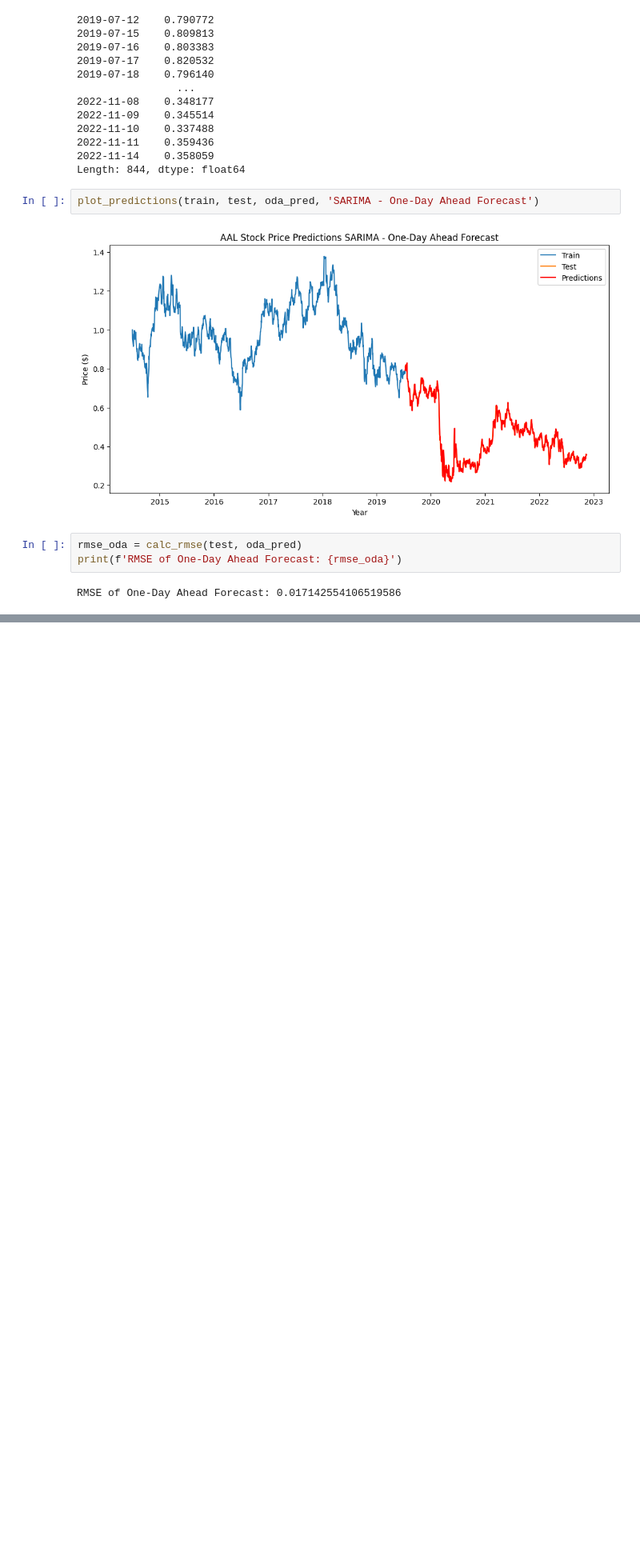
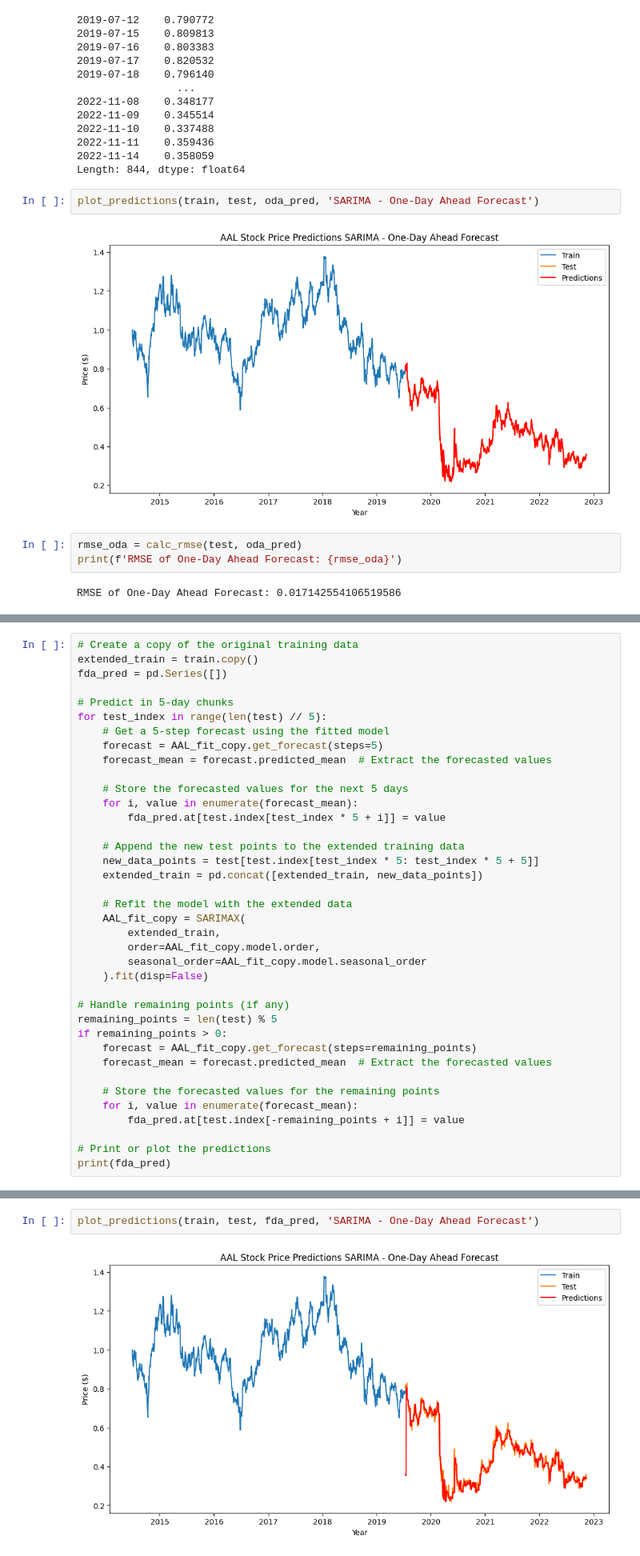
Before and after one commit to wr0om/FintechProject, a Jupyter notebook: Yarden.ipynb, the cells around one changed output, grey strips where cells are left out. Shown at 80% size. Cells and saved outputs as stored; diff of their text form; blank space fills up the shorter version.

Commit message:
added five days ahead

```diff
--- a/Yarden.ipynb
+++ b/Yarden.ipynb
@@ -209,0 +212,38 @@ RMSE of One-Day Ahead Forecast: 0.017142554106519586
+# %%
+# Create a copy of the original training data
+extended_train = train.copy()
+fda_pred = pd.Series([])
+
+# Predict in 5-day chunks
+for test_index in range(len(test) // 5):
+    # Get a 5-step forecast using the fitted model
+    forecast = AAL_fit_copy.get_forecast(steps=5)
+    forecast_mean = forecast.predicted_mean  # Extract the forecasted values
+
+    # Store the forecasted values for the next 5 days
+    for i, value in enumerate(forecast_mean):
+        fda_pred.at[test.index[test_index * 5 + i]] = value
+
+    # Append the new test points to the extended training data
+    new_data_points = test[test.index[test_index * 5: test_index * 5 + 5]]
+    extended_train = pd.concat([extended_train, new_data_points])
+
+    # Refit the model with the extended data
+    AAL_fit_copy = SARIMAX(
+        extended_train,
+        order=AAL_fit_copy.model.order,
+        seasonal_order=AAL_fit_copy.model.seasonal_order
+    ).fit(disp=False)
+
+# Handle remaining points (if any)
+remaining_points = len(test) % 5
+if remaining_points > 0:
+    forecast = AAL_fit_copy.get_forecast(steps=remaining_points)
+    forecast_mean = forecast.predicted_mean  # Extract the forecasted values
+
+    # Store the forecasted values for the remaining points
+    for i, value in enumerate(forecast_mean):
+        fda_pred.at[test.index[-remaining_points + i]] = value
+
+# Print or plot the predictions
+print(fda_pred)
@@ -209,0 +263,4 @@ RMSE of One-Day Ahead Forecast: 0.017142554106519586
+# %%
+plot_predictions(train, test, fda_pred, 'SARIMA - One-Day Ahead Forecast')
+# %% [output]
+[figure, added]
```
Also changed, not shown: parts of 3 cells of this notebook.
